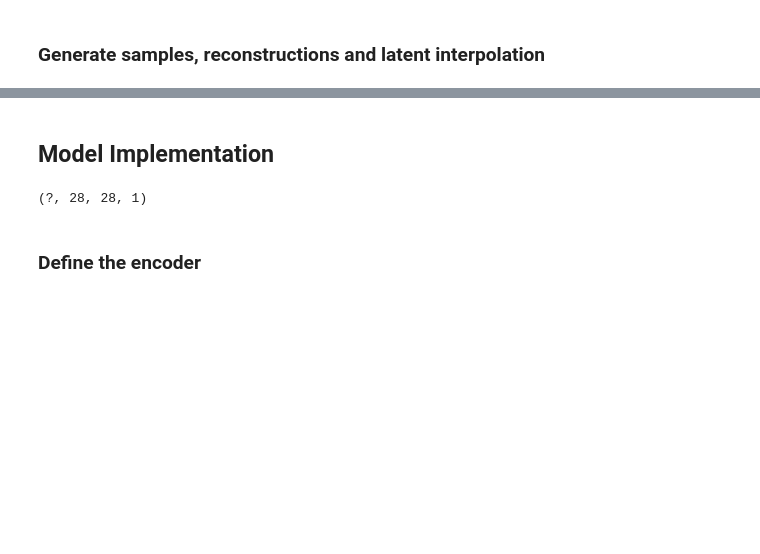
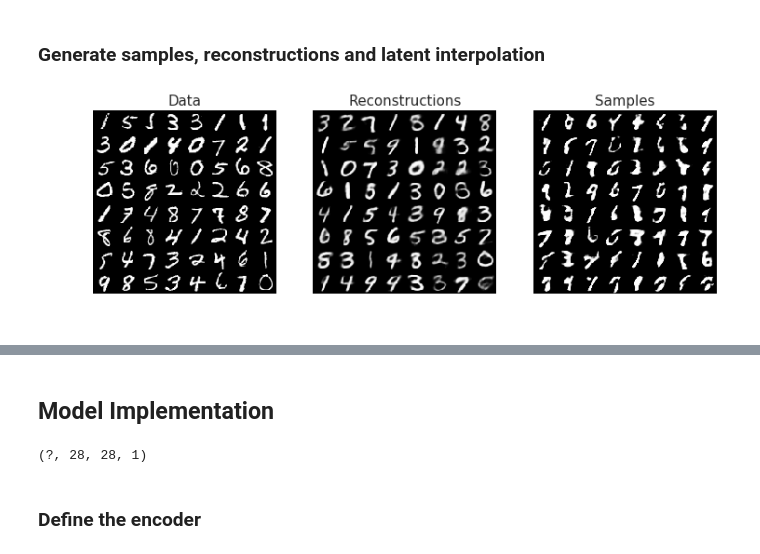
Before and after one commit to bouracha/deeplearning, a Jupyter notebook: 18071890_DL_cw3.ipynb, the cells around one changed output, grey strips where cells are left out. Cells and saved outputs as stored; diff of their text form; code cells hidden in the pictures; blank space fills up the shorter version.

```diff
--- a/18071890_DL_cw3.ipynb
+++ b/18071890_DL_cw3.ipynb
@@ -327,7 +381,7 @@ tf.trainable_variables()
 ### Training loop
 # %%
 # Number of SVI updates per sample
-NUM_SVI_UPDATES = 10
+NUM_SVI_UPDATES = 50
 # %%
 sess = tf.Session()
 
@@ -349,6 +403,11 @@ for i in xrange(TRAINING_STEPS):
   # YOUR CODE HERE #
   ##################
 
+  for variational_update in range(0, NUM_SVI_UPDATES):
+    sess.run(variational_vars_update_op)
+  sess.run(decoder_update_op)
+
+
   # Report the loss and the kl once in a while.
   if i % 10 == 0:
     iteration_loss, iteration_kl, iteration_likelihood = sess.run(
@@ -384,15 +464,22 @@ axes[1].legend()
 
 # Note: the reconstructions are only valid after the inner loop optimization has
 # been performed.
-# reconstructions = ...
+samples = decoder(prior.sample()).mean()
+samples.shape.assert_is_compatible_with([BATCH_SIZE, 28, 28, 1])
+
+reconstructions = decoder(variational_posterior.sample()).mean()
 # %%
 # Sample from the generative model!
-# final_samples = ...
+real_data_vals, final_samples_vals, data_reconstructions_vals = sess.run(
+      [real_data, samples, reconstructions])
 # %%
 fig, axes = plt.subplots(1, 3, figsize=(3*4,4))
 
-show_digits(axes[0], real_data_examples, 'Data')
-show_digits(axes[1], data_reconstructions, 'Reconstructions')
-show_digits(axes[2], final_samples, 'Samples')
+
+show_digits(axes[0], real_data_vals, 'Data')
+show_digits(axes[1], data_reconstructions_vals, 'Reconstructions')
+show_digits(axes[2], final_samples_vals, 'Samples')
+# %% [output]
+[figure, added]
 # %%
 show_latent_interpolations(lambda x: decoder(x).mean(), prior, sess)
```
Also changed, not shown: parts of 44 cells of this notebook.
